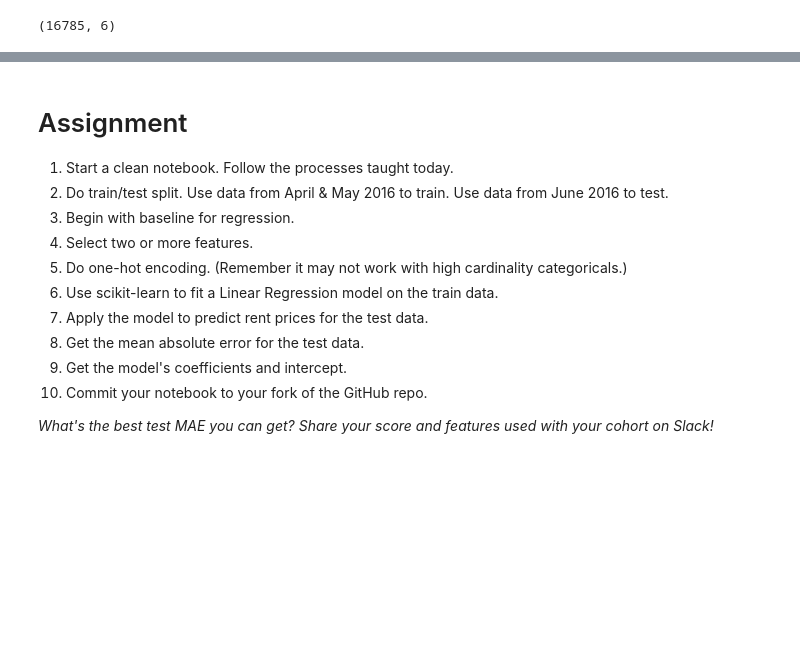
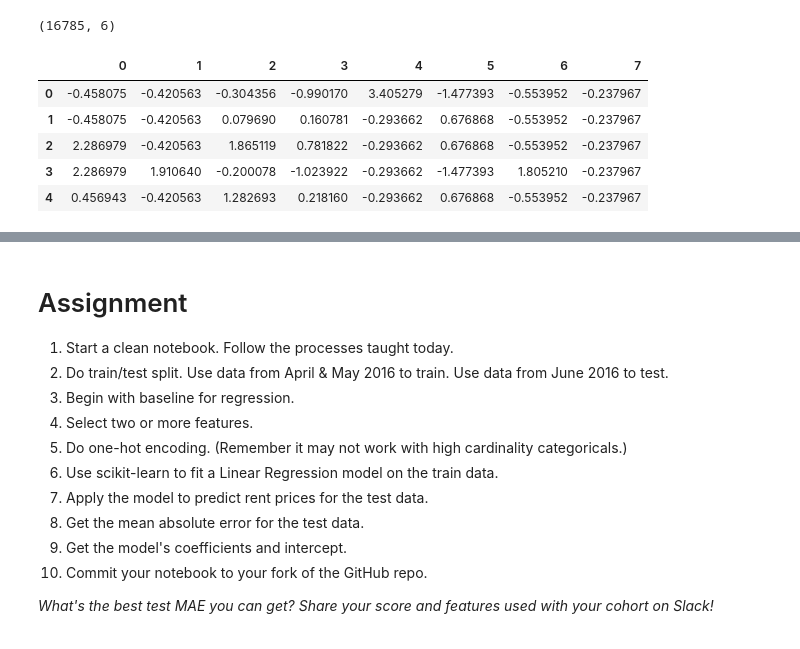
Before and after one commit to LambdaSchool/DEPRECATED-DS-Unit-2-Linear-Models, a Jupyter notebook: module2-doing-linear-regression/doing_linear_regression.ipynb, the cells around one changed output, grey strips where cells are left out. Cells and saved outputs as stored; diff of their text form; code cells hidden in the pictures; blank space fills up the shorter version.

```diff
--- a/module2-doing-linear-regression/doing_linear_regression.ipynb
+++ b/module2-doing-linear-regression/doing_linear_regression.ipynb
@@ -539,4 +536,13 @@ X_test.shape
 # %%
 encoder = ce.OneHotEncoder(use_cat_names=True)
 X_train = encoder.fit_transform(X_train)
 X_test = encoder.transform(X_test)
+
+X_train.head()
+# %% [output]
+|  | 0 | 1 | 2 | 3 | 4 | 5 | 6 | 7 |
+| 0 | -0.458075 | -0.420563 | -0.304356 | -0.990170 | 3.405279 | -1.477393 | -0.553952 | -0.237967 |
+| 1 | -0.458075 | -0.420563 | 0.079690 | 0.160781 | -0.293662 | 0.676868 | -0.553952 | -0.237967 |
+| 2 | 2.286979 | -0.420563 | 1.865119 | 0.781822 | -0.293662 | 0.676868 | -0.553952 | -0.237967 |
+| 3 | 2.286979 | 1.910640 | -0.200078 | -1.023922 | -0.293662 | -1.477393 | 1.805210 | -0.237967 |
+| 4 | 0.456943 | -0.420563 | 1.282693 | 0.218160 | -0.293662 | 0.676868 | -0.553952 | -0.237967 |
```
Also changed, not shown: parts of 6 cells of this notebook.
